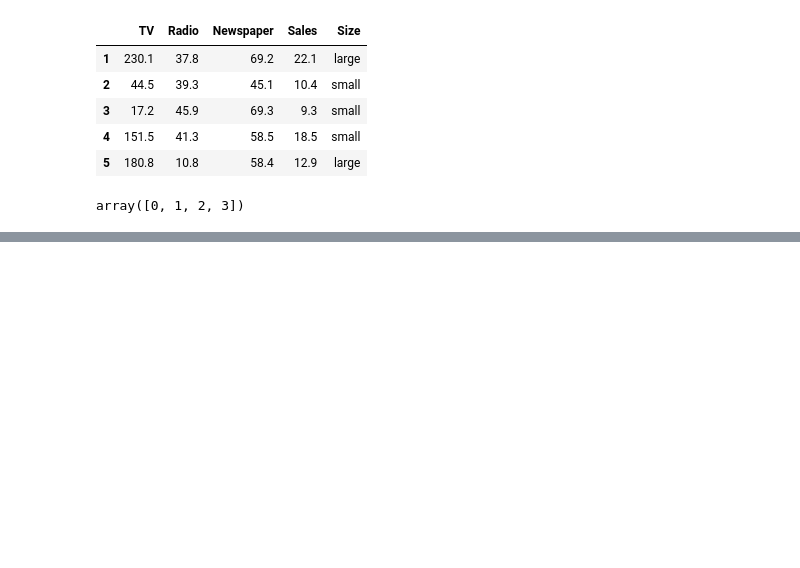
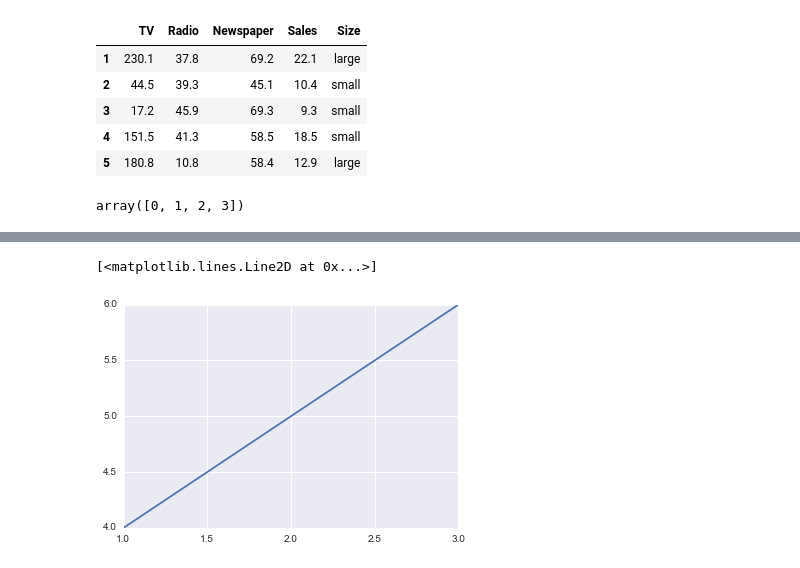
Before and after one commit to dmuralik/datascience, a Jupyter notebook: projects/misc/myfirstnb.ipynb, the cells around one changed output, grey strips where cells are left out. Cells and saved outputs as stored; diff of their text form; code cells hidden in the pictures; blank space fills up the shorter version.

```diff
--- a/projects/misc/myfirstnb.ipynb
+++ b/projects/misc/myfirstnb.ipynb
@@ -37,0 +86,8 @@ array([0, 1, 2, 3])
+# %%
+%matplotlib inline
+import matplotlib.pyplot as plt
+plt.rcParams['font.size'] = 14
+plt.plot([1,2,3],[4,5,6])
+# %% [output]
+[<matplotlib.lines.Line2D at 0x...>]
+[figure, added]
```
Also changed, not shown: parts of 5 cells of this notebook, 22 other files.
